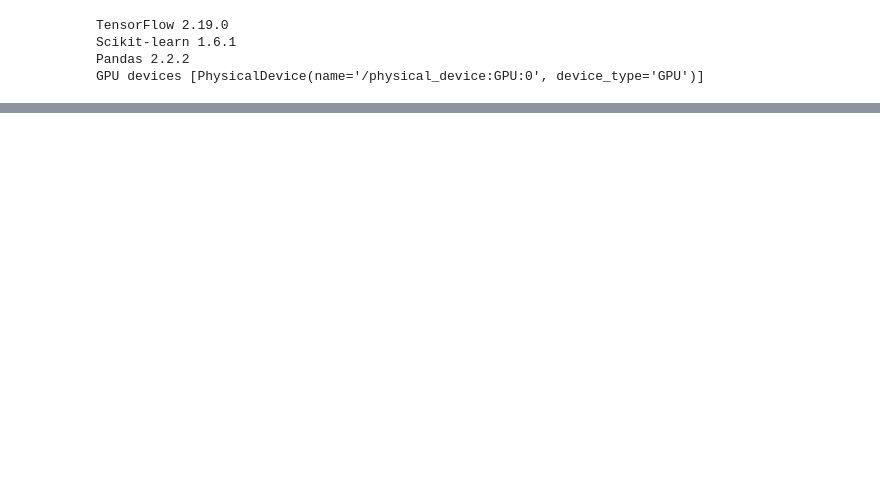
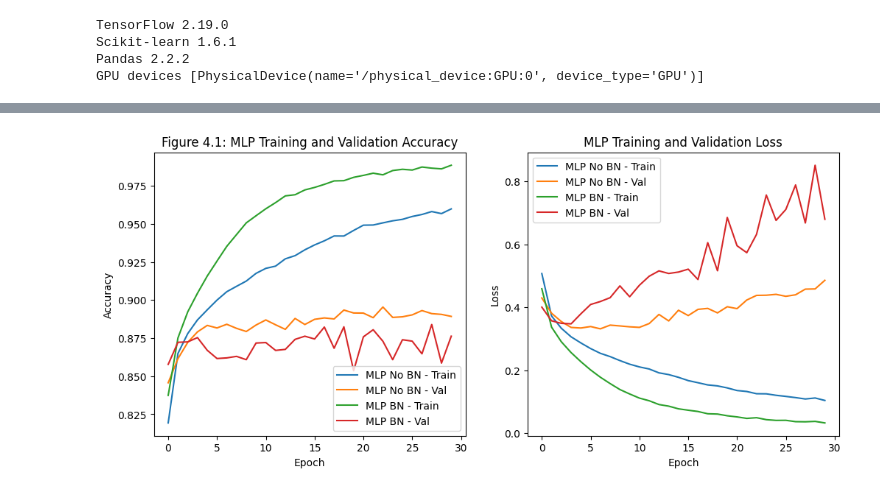
Before and after one commit to TheRufael/CS770-Assignments, a Jupyter notebook: Assignment_Three_Q4.ipynb, the cells around one changed output, grey strips where cells are left out. Saved outputs shown, nothing was run; the diff lists cells and outputs as text; code cells hidden in the pictures; blank space fills up the shorter version.

```diff
--- a/Assignment_Three_Q4.ipynb
+++ b/Assignment_Three_Q4.ipynb
@@ -359 +359,35 @@ Epoch 30/30
 ... (12 outputs left out)
+# %%
+import matplotlib.pyplot as plt
+
+# ===============================
+# Figure 4.1 — MLP Learning Curves
+# ===============================
+
+plt.figure(figsize=(12,5))
+
+# Accuracy
+plt.subplot(1,2,1)
+plt.plot(hist_mlp_no_bn.history["accuracy"], label="MLP No BN - Train")
+plt.plot(hist_mlp_no_bn.history["val_accuracy"], label="MLP No BN - Val")
+plt.plot(hist_mlp_bn.history["accuracy"], label="MLP BN - Train")
+plt.plot(hist_mlp_bn.history["val_accuracy"], label="MLP BN - Val")
+plt.title("Figure 4.1: MLP Training and Validation Accuracy")
+plt.xlabel("Epoch")
+plt.ylabel("Accuracy")
+plt.legend()
+
+# Loss
+plt.subplot(1,2,2)
+plt.plot(hist_mlp_no_bn.history["loss"], label="MLP No BN - Train")
+plt.plot(hist_mlp_no_bn.history["val_loss"], label="MLP No BN - Val")
+plt.plot(hist_mlp_bn.history["loss"], label="MLP BN - Train")
+plt.plot(hist_mlp_bn.history["val_loss"], label="MLP BN - Val")
+plt.title("MLP Training and Validation Loss")
+plt.xlabel("Epoch")
+plt.ylabel("Loss")
+plt.legend()
+
+plt.show()
+# %% [output]
+[figure, added]
```
Also changed, not shown: parts of 3 cells of this notebook.
